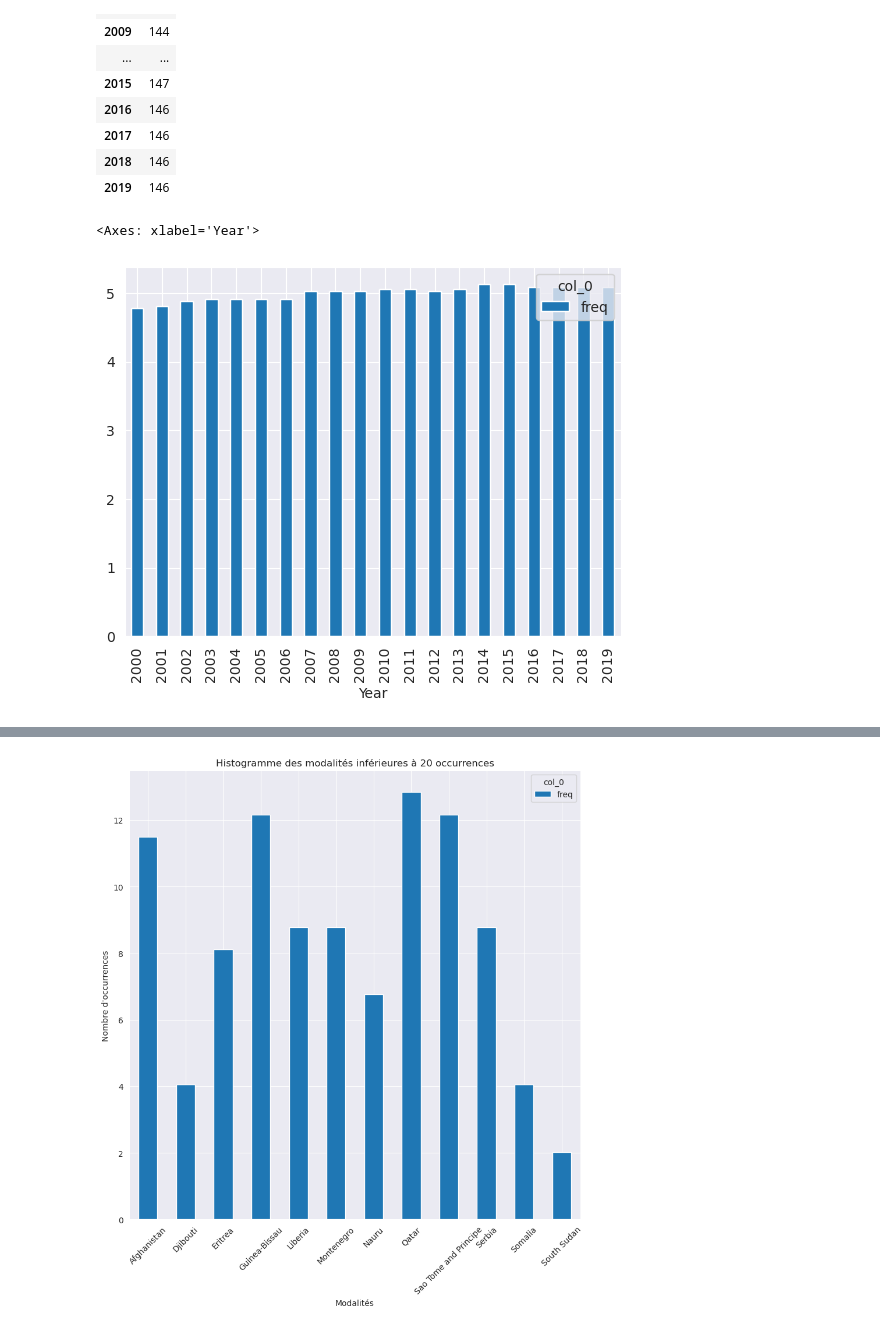
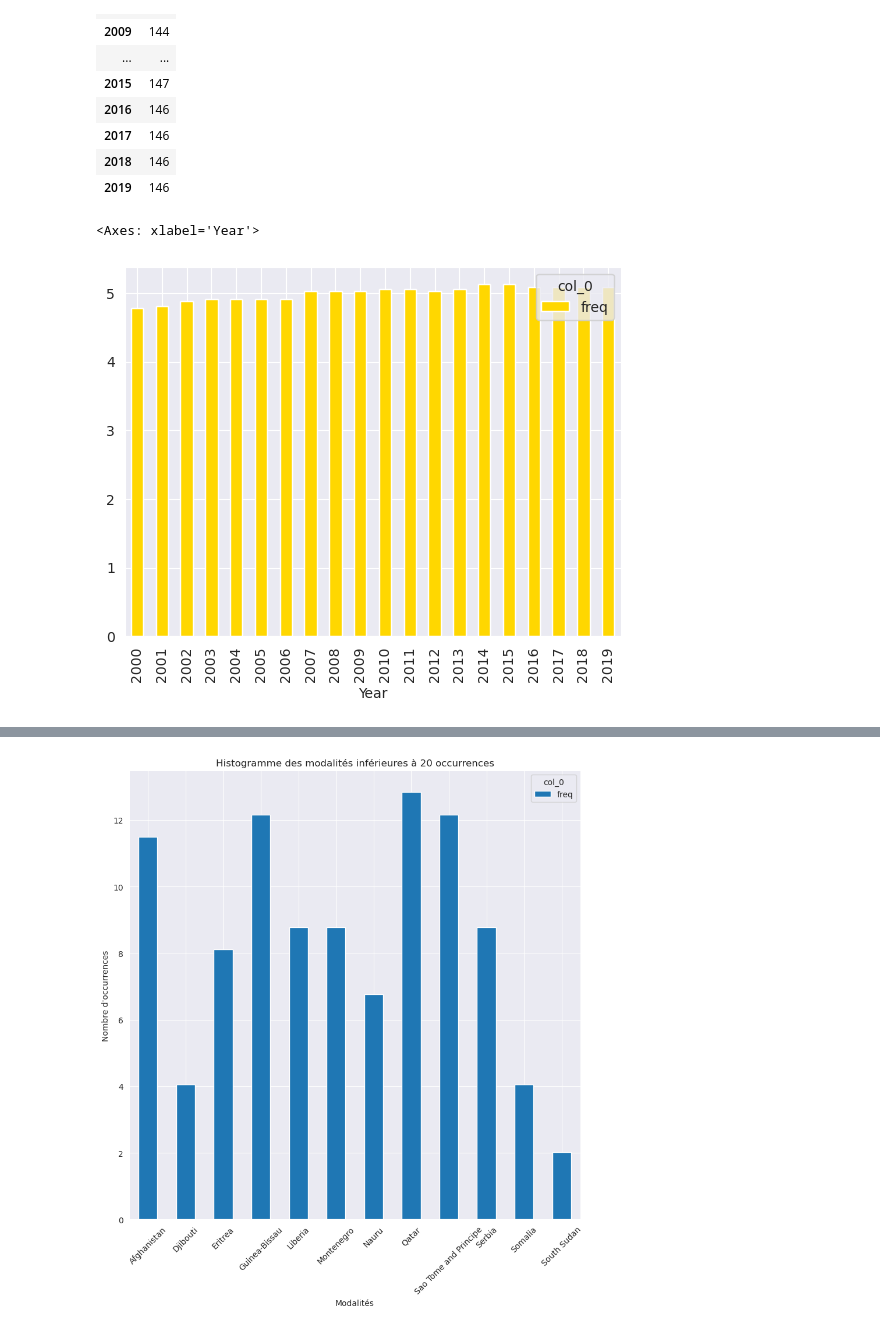
Before and after one commit to Mathilde-Mrs/Projet_machine_learning, a Jupyter notebook: notebook_python_Modif.ipynb, the cells around one changed output, grey strips where cells are left out. Drawn from its saved outputs; the diff is of its cells as text; code cells hidden in the pictures.

```diff
--- a/notebook_python_Modif.ipynb
+++ b/notebook_python_Modif.ipynb
@@ -301,9 +312,9 @@ pd.crosstab(energy.Year, "freq")
 | 2018 | 146 |
 | 2019 | 146 |
 # %%
-t=pd.crosstab(energy.Year, "freq", normalize=True)
-(t * 100).plot(kind = "bar")
+t=pd.crosstab(energy.Year,"freq", normalize=True)
+(t * 100).plot(kind = "bar",color='gold')
 #t.plot.pie(subplots=True, figsize = (6, 6))
 # %% [output]
 <Axes: xlabel='Year'>
-[figure, old version]
+[figure, new version]
```
Also changed, not shown: parts of 43 cells of this notebook.
